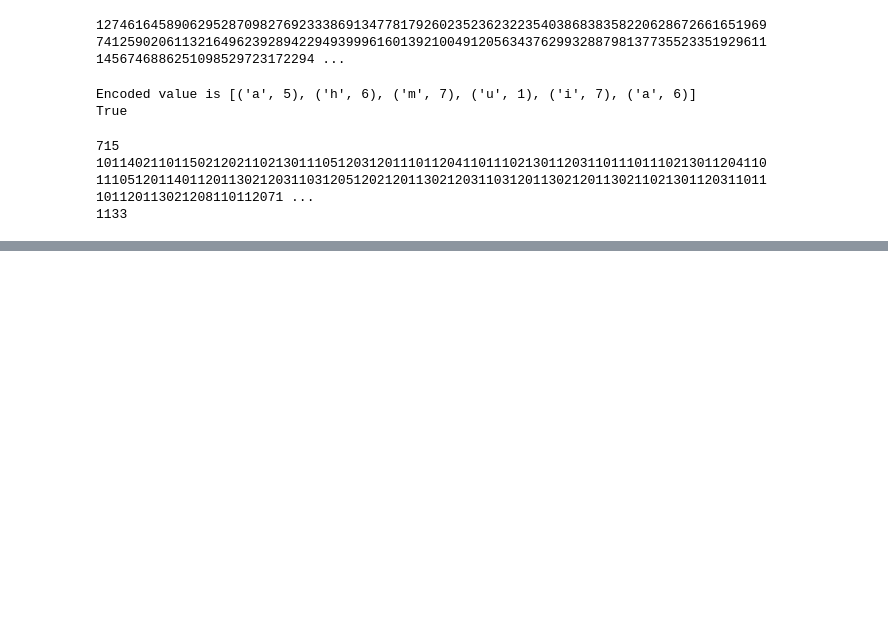
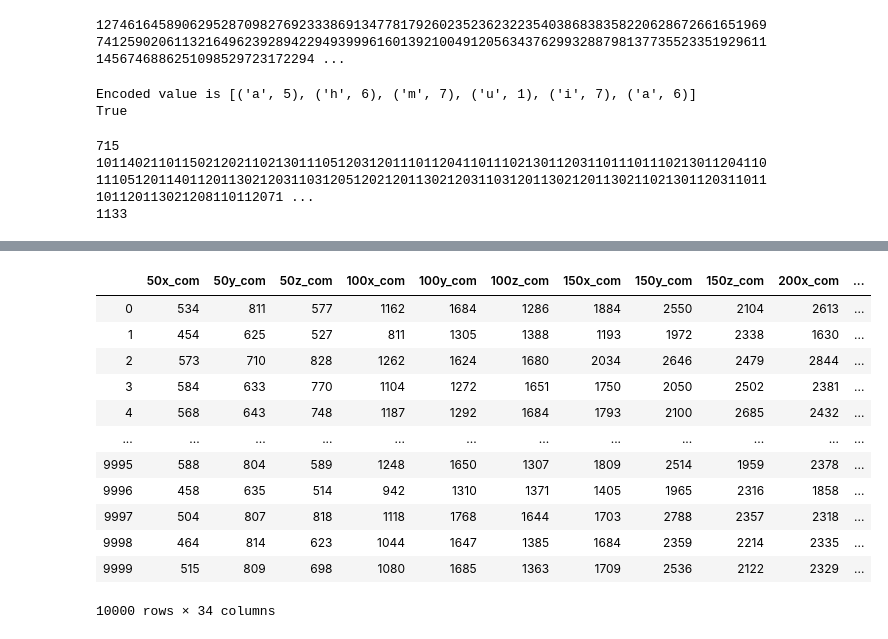
Before and after one commit to parth2480/data_compression, a Jupyter notebook: more_trials.ipynb, the cells around one changed output, grey strips where cells are left out. Cells and saved outputs as stored; diff of their text form; code cells hidden in the pictures; blank space fills up the shorter version.

```diff
--- a/more_trials.ipynb
+++ b/more_trials.ipynb
@@ -889,0 +969,47 @@ plt.show()
+# %%
+huff_df = pd.DataFrame(data=list(zip(huff_x_50, huff_y_50, huff_z_50,
+                                    huff_x_100, huff_y_100, huff_z_100,
+                                    huff_x_150, huff_y_150, huff_z_150,
+                                    huff_x_200, huff_y_200, huff_z_200,
+                                    huff_x_250, huff_y_250, huff_z_250,
+                                    huff_x_300, huff_y_300, huff_z_300,
+                                    huff_x_350, huff_y_350, huff_z_350)),
+                      columns=['50x_com', '50y_com', '50z_com',
+                              '100x_com', '100y_com', '100z_com',
+                              '150x_com', '150y_com', '150z_com',
+                              '200x_com', '200y_com', '200z_com',
+                              '250x_com', '250y_com', '250z_com',
+                              '300x_com', '300y_com', '300z_com',
+                              '350x_com', '350y_com', '350z_com'])
+
+huff_df['50_com'] = huff_df['50x_com'] + huff_df['50y_com'] + huff_df['50z_com']
+huff_df['100_com'] = huff_df['100x_com'] + huff_df['100y_com'] + huff_df['100z_com']
+huff_df['150_com'] = huff_df['150x_com'] + huff_df['150y_com'] + huff_df['150z_com']
+huff_df['150_com'] = huff_df['200x_com'] + huff_df['200y_com'] + huff_df['200z_com']
+huff_df['250_com'] = huff_df['250x_com'] + huff_df['250y_com'] + huff_df['250z_com']
+huff_df['300_com'] = huff_df['300x_com'] + huff_df['300y_com'] + huff_df['300z_com']
+huff_df['350_com'] = huff_df['350x_com'] + huff_df['350y_com'] + huff_df['350z_com']
+
+huff_df['50_uc'] = 42*50
+huff_df['100_uc'] = 42*100
+huff_df['150_uc'] = 42*150
+huff_df['200_uc'] = 42*200
+huff_df['250_uc'] = 42*250
+huff_df['300_uc'] = 42*300
+huff_df['350_uc'] = 42*350
+
+huff_df
+# %% [output]
+|  | 50x_com | 50y_com | 50z_com | 100x_com | 100y_com | 100z_com | 150x_com | 150y_com | 150z_com | 200x_com | ... |
+| 0 | 534 | 811 | 577 | 1162 | 1684 | 1286 | 1884 | 2550 | 2104 | 2613 | ... |
+| 1 | 454 | 625 | 527 | 811 | 1305 | 1388 | 1193 | 1972 | 2338 | 1630 | ... |
+| 2 | 573 | 710 | 828 | 1262 | 1624 | 1680 | 2034 | 2646 | 2479 | 2844 | ... |
+| 3 | 584 | 633 | 770 | 1104 | 1272 | 1651 | 1750 | 2050 | 2502 | 2381 | ... |
+| 4 | 568 | 643 | 748 | 1187 | 1292 | 1684 | 1793 | 2100 | 2685 | 2432 | ... |
+| ... | ... | ... | ... | ... | ... | ... | ... | ... | ... | ... | ... |
+| 9995 | 588 | 804 | 589 | 1248 | 1650 | 1307 | 1809 | 2514 | 1959 | 2378 | ... |
+| 9996 | 458 | 635 | 514 | 942 | 1310 | 1371 | 1405 | 1965 | 2316 | 1858 | ... |
+| 9997 | 504 | 807 | 818 | 1118 | 1768 | 1644 | 1703 | 2788 | 2357 | 2318 | ... |
+| 9998 | 464 | 814 | 623 | 1044 | 1647 | 1385 | 1684 | 2359 | 2214 | 2335 | ... |
+| 9999 | 515 | 809 | 698 | 1080 | 1685 | 1363 | 1709 | 2536 | 2122 | 2329 | ... |
+10000 rows × 34 columns
```
Also changed, not shown: parts of 21 cells of this notebook.
